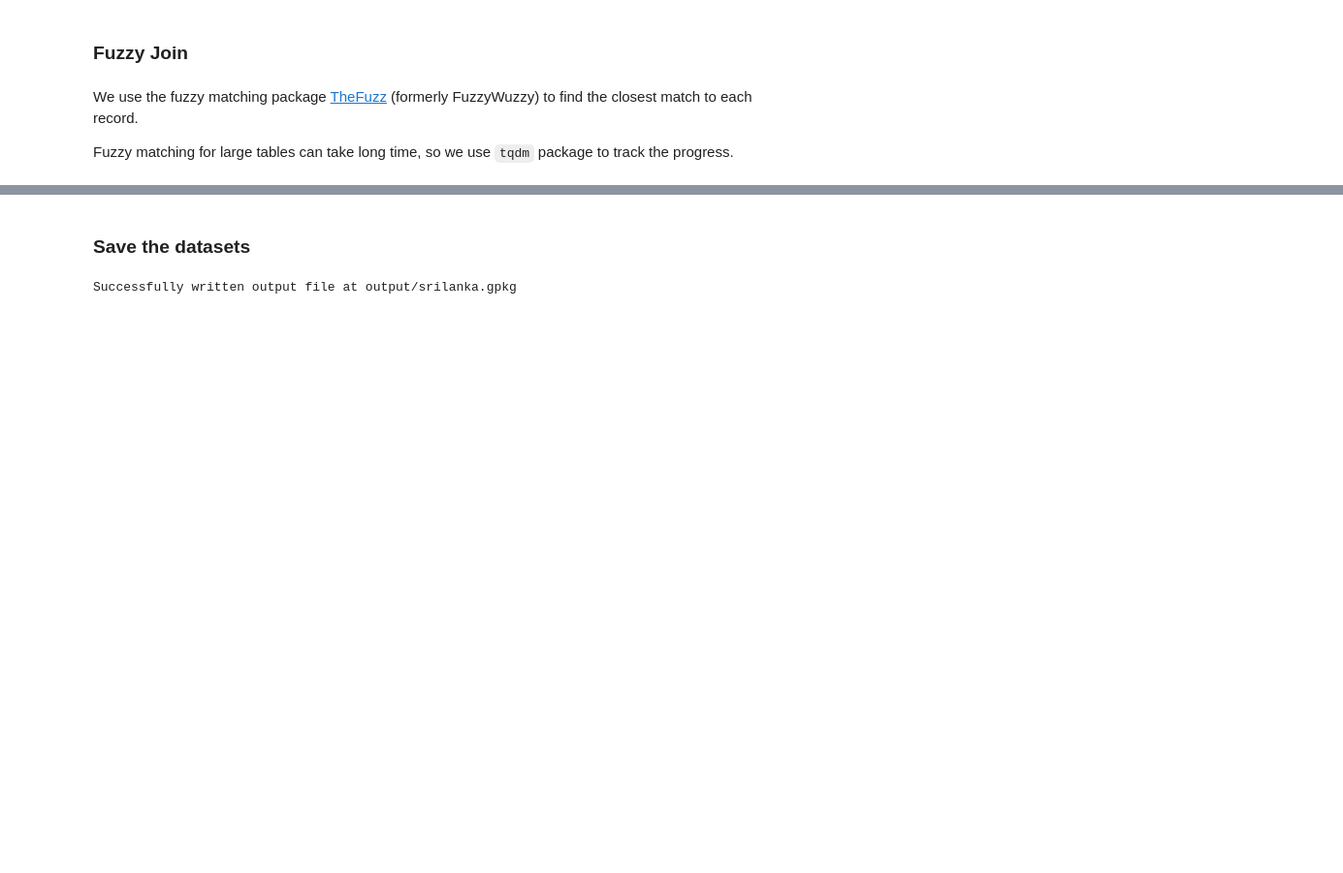
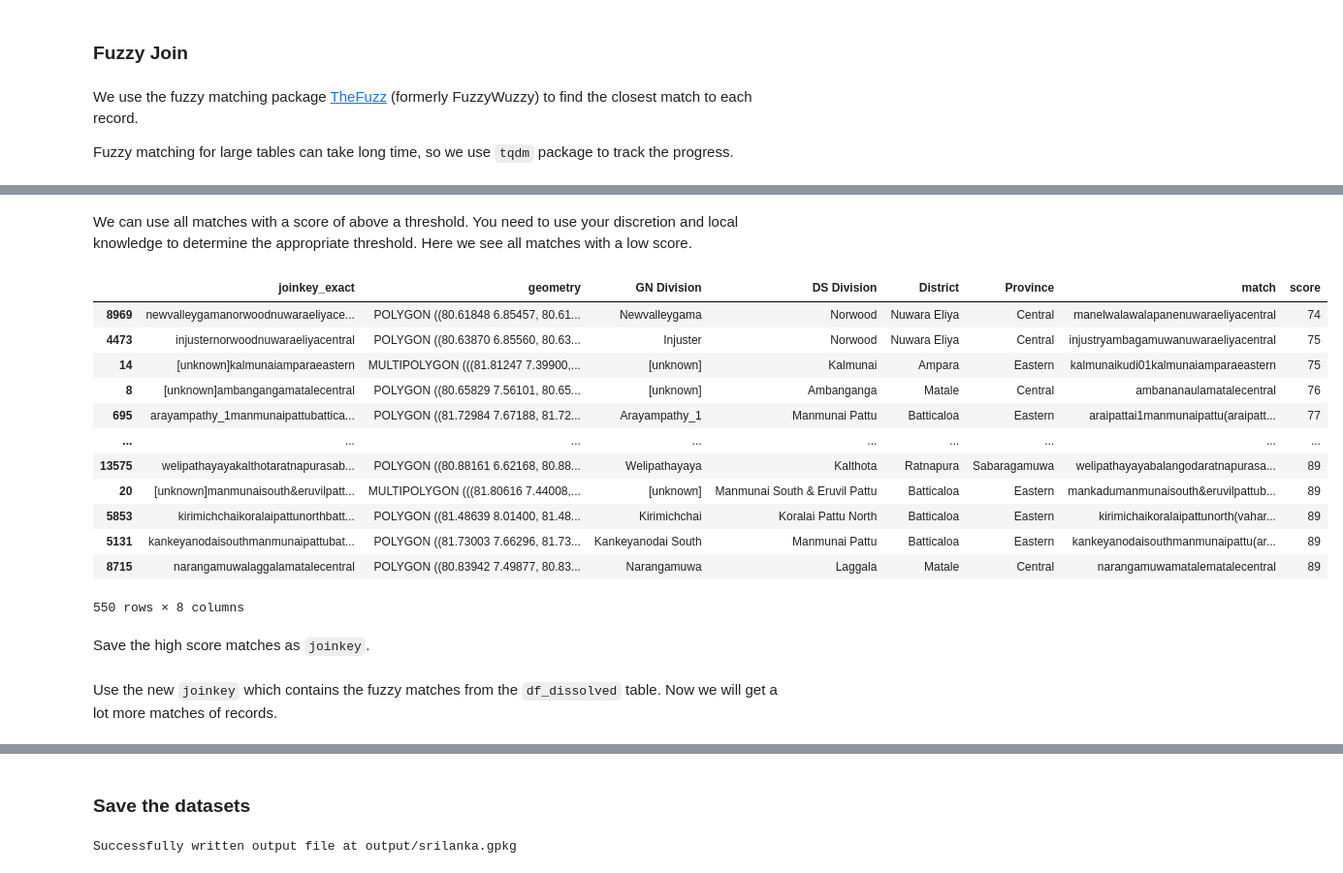
Before and after one commit to spatialthoughts/python-tutorials, a Jupyter notebook: performing_fuzzy_table_joins.ipynb, the cells around one changed output, grey strips where cells are left out. Shown at 97% size. Drawn from its saved outputs; the diff is of its cells as text; code cells hidden in the pictures; blank space fills up the shorter version.

```diff
--- a/performing_table_joins.ipynb
+++ b/performing_fuzzy_table_joins.ipynb
@@ -326,11 +326,13 @@ There are still many records that do not have an exact match between the shapefi
 We use the fuzzy matching package [TheFuzz](https://github.com/seatgeek/thefuzz) (formerly FuzzyWuzzy) to find the closest match to each record.
 
 Fuzzy matching for large tables can take long time, so we use `tqdm` package to track the progress.
+# %%
+gdf_dissolved.rename(columns = {'joinkey':'joinkey_exact'}, inplace=True)
 # %%
 from tqdm import tqdm
 
 def getFuzzyMatch(row):
-    joinkey = row['joinkey']
+    joinkey = row['joinkey_exact']
     results = process.extractOne(joinkey, df_dissolved.joinkey)
     match = results[0]
     score = results[1]
@@ -342,2 +362,23 @@ gdf_dissolved[['match', 'score']] = gdf_dissolved.progress_apply(
+# %% [markdown]
+We can use all matches with a score of above a threshold. You need to use your discretion and local knowledge to determine the appropriate threshold. Here we see all matches with a low score.
+# %%
+score_threshold = 90
+gdf_dissolved[gdf_dissolved['score'] < score_threshold].sort_values('score')
+# %% [output]
+|  | joinkey_exact | geometry | GN Division | DS Division | District | Province | match | score |
+| 8969 | newvalleygamanorwoodnuwaraeliyace... | POLYGON ((80.61848 6.85457, 80.61... | Newvalleygama | Norwood | Nuwara Eliya | Central | manelwalawalapanenuwaraeliyacentral | 74 |
+| 4473 | injusternorwoodnuwaraeliyacentral | POLYGON ((80.63870 6.85560, 80.63... | Injuster | Norwood | Nuwara Eliya | Central | injustryambagamuwanuwaraeliyacentral | 75 |
+| 14 | [unknown]kalmunaiamparaeastern | MULTIPOLYGON (((81.81247 7.39900,... | [unknown] | Kalmunai | Ampara | Eastern | kalmunaikudi01kalmunaiamparaeastern | 75 |
+| 8 | [unknown]ambangangamatalecentral | POLYGON ((80.65829 7.56101, 80.65... | [unknown] | Ambanganga | Matale | Central | ambananaulamatalecentral | 76 |
+| 695 | arayampathy_1manmunaipattubattica... | POLYGON ((81.72984 7.67188, 81.72... | Arayampathy_1 | Manmunai Pattu | Batticaloa | Eastern | araipattai1manmunaipattu(araipatt... | 77 |
+| ... | ... | ... | ... | ... | ... | ... | ... | ... |
+| 13575 | welipathayayakalthotaratnapurasab... | POLYGON ((80.88161 6.62168, 80.88... | Welipathayaya | Kalthota | Ratnapura | Sabaragamuwa | welipathayayabalangodaratnapurasa... | 89 |
+| 20 | [unknown]manmunaisouth&eruvilpatt... | MULTIPOLYGON (((81.80616 7.44008,... | [unknown] | Manmunai South & Eruvil Pattu | Batticaloa | Eastern | mankadumanmunaisouth&eruvilpattub... | 89 |
+| 5853 | kirimichchaikoralaipattunorthbatt... | POLYGON ((81.48639 8.01400, 81.48... | Kirimichchai | Koralai Pattu North | Batticaloa | Eastern | kirimichaikoralaipattunorth(vahar... | 89 |
+| 5131 | kankeyanodaisouthmanmunaipattubat... | POLYGON ((81.73003 7.66296, 81.73... | Kankeyanodai South | Manmunai Pattu | Batticaloa | Eastern | kankeyanodaisouthmanmunaipattu(ar... | 89 |
+| 8715 | narangamuwalaggalamatalecentral | POLYGON ((80.83942 7.49877, 80.83... | Narangamuwa | Laggala | Matale | Central | narangamuwamatalematalecentral | 89 |
+550 rows × 8 columns
+# %% [markdown]
+Save the high score matches as `joinkey`.
 # %%
 gdf_dissolved['joinkey'] = np.where(
@@ -347,3 +388,5 @@ gdf_dissolved['joinkey'] = np.where(
+# %% [markdown]
+Use the new `joinkey` which contains the fuzzy matches from the `df_dissolved` table. Now we will get a lot more matches of records.
 # %%
 merged = gdf_dissolved.merge(df_dissolved, on='joinkey')
 # %%
```
Also changed, not shown: parts of 14 cells of this notebook, 1 other file.
